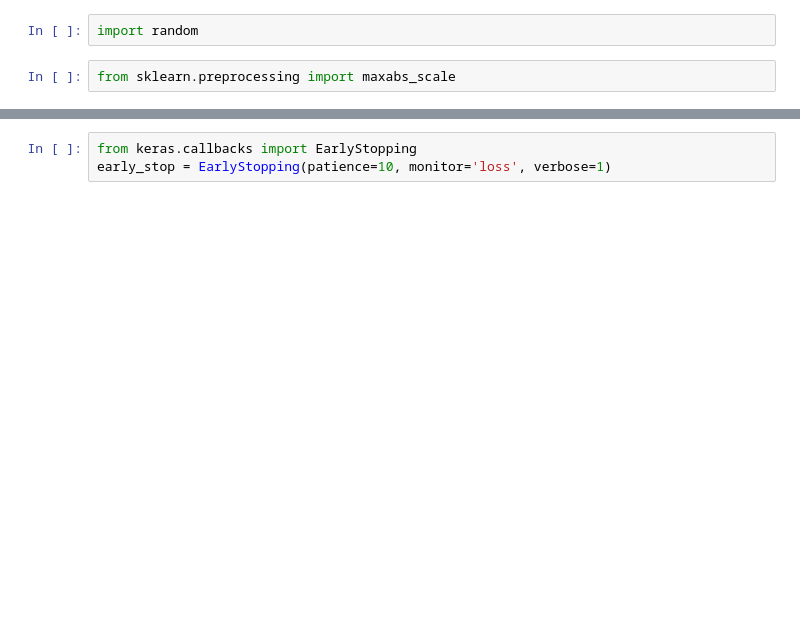
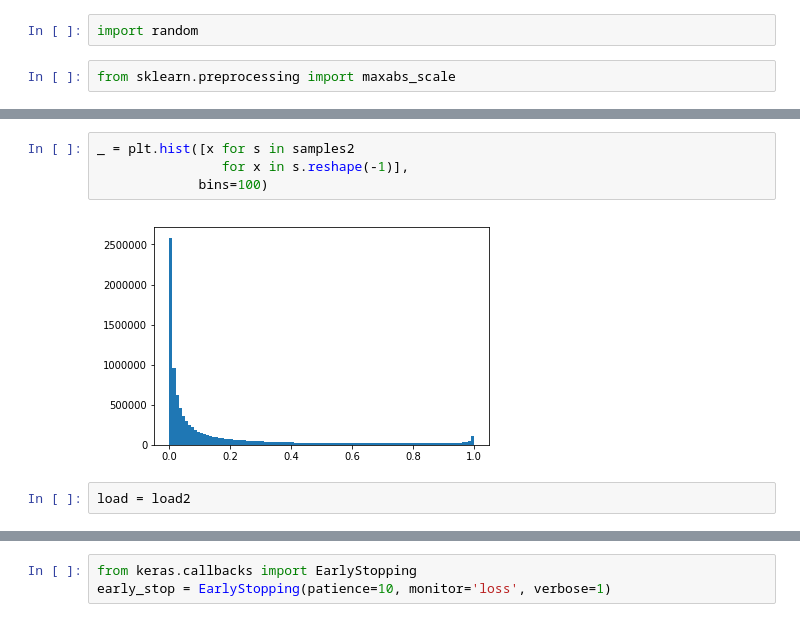
Before and after one commit to dantegates/music-rec, a Jupyter notebook: train-cnn.ipynb, the cells around one changed output, grey strips where cells are left out. Cells and saved outputs as stored; diff of their text form; blank space fills up the shorter version.

```diff
--- a/train-cnn.ipynb
+++ b/train-cnn.ipynb
@@ -49,3 +68,11 @@ def load(f):
+# %%
+_ = plt.hist([x for s in samples2
+                for x in s.reshape(-1)],
+             bins=100)
+# %% [output]
+[figure, added]
+# %%
+load = load2
 # %%
 f = random.choice(spectrograms)
 print(f)
```
Also changed, not shown: parts of 46 cells of this notebook.
